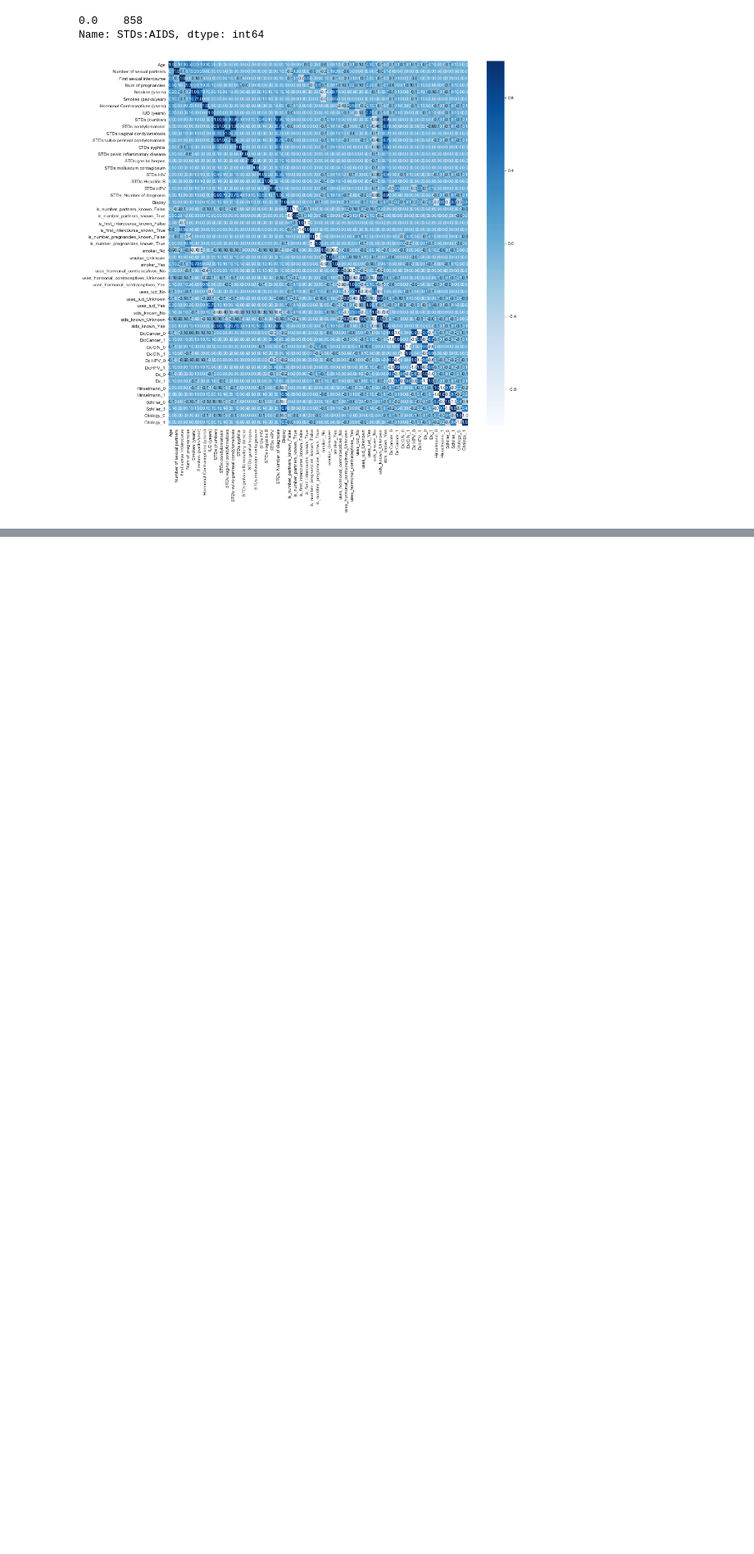
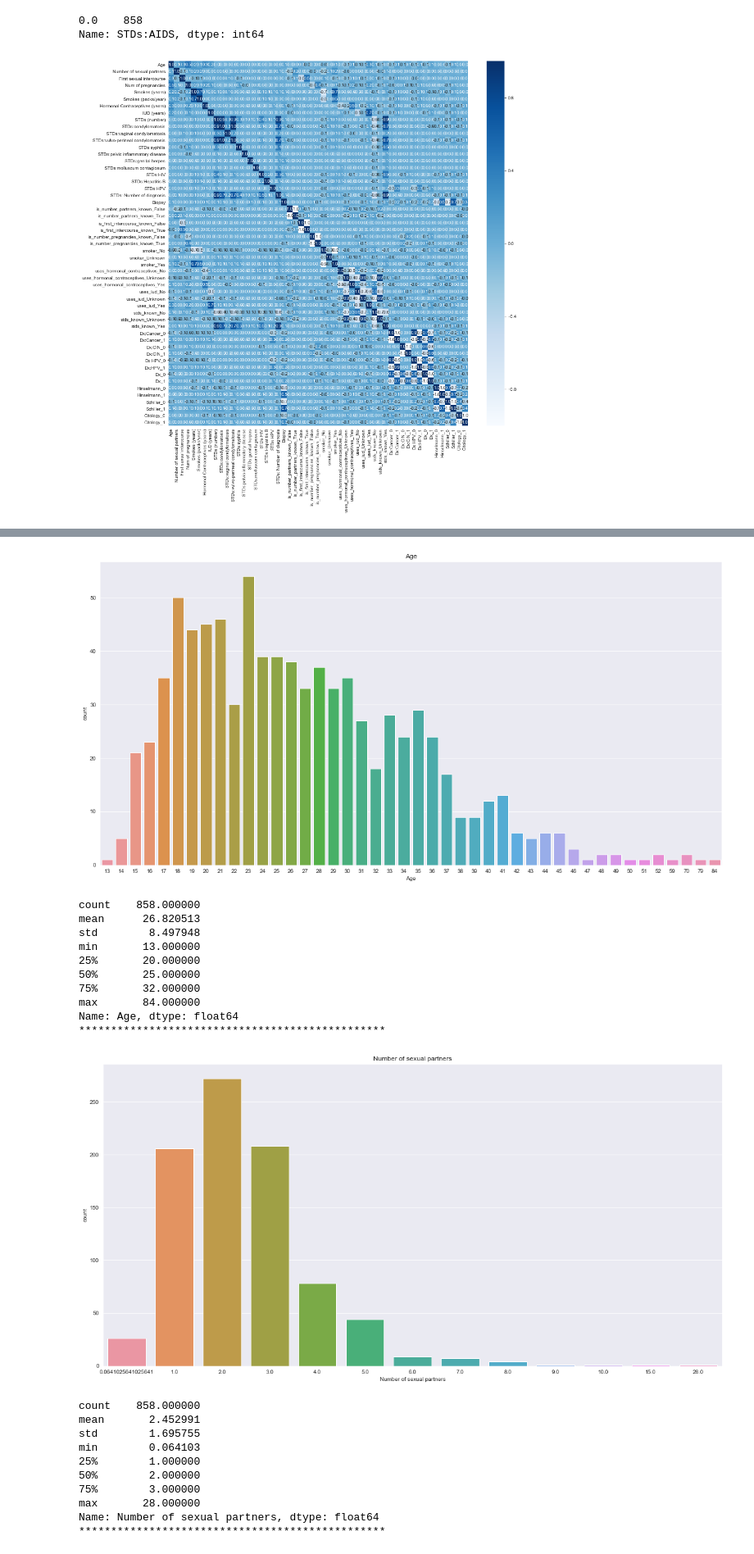
Before and after one commit to giorosati/dsc-3-final-project-online-ds-pt-100118, a Jupyter notebook: student.ipynb, the cells around one changed output, grey strips where cells are left out. Shown at 82% size. Cells and saved outputs as stored; diff of their text form; code cells hidden in the pictures; blank space fills up the shorter version.

```diff
--- a/student.ipynb
+++ b/student.ipynb
@@ -569,0 +594,42 @@ plt.show()
+# %%
+# look at the distribution of the continuous factors
+continuous_cols = ['Age',
+            'Number of sexual partners',
+            'First sexual intercourse',
+            'Num of pregnancies',
+            'Smokes (years)',
+            'Smokes (packs/year)',
+            'Hormonal Contraceptives (years)',
+            'IUD (years)',
+            'STDs (number)']
+# %%
+for col in continuous_cols:
+    fig = plt.figure(figsize=(20,10))
+    sns.countplot(x=col, data=df2)
+    plt.title(col)
+    plt.show()
+    print(df2[col].describe())
+    print('************************************************')
+# %% [output]
+[figure, added]
+count    858.000000
+mean      26.820513
+std        8.497948
+min       13.000000
+25%       20.000000
+50%       25.000000
+75%       32.000000
+max       84.000000
+Name: Age, dtype: float64
+************************************************
+[figure, added]
+count    858.000000
+mean       2.452991
+std        1.695755
+min        0.064103
+25%        1.000000
+50%        2.000000
+75%        3.000000
+max       28.000000
+Name: Number of sexual partners, dtype: float64
+************************************************
```
Also changed, not shown: parts of 6 cells of this notebook, 1 other file.
